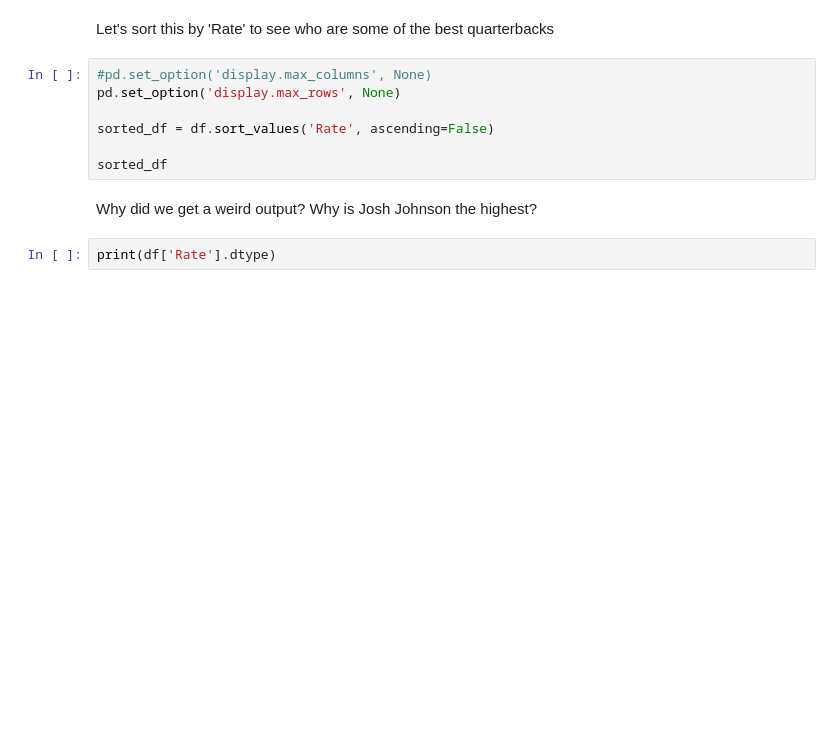
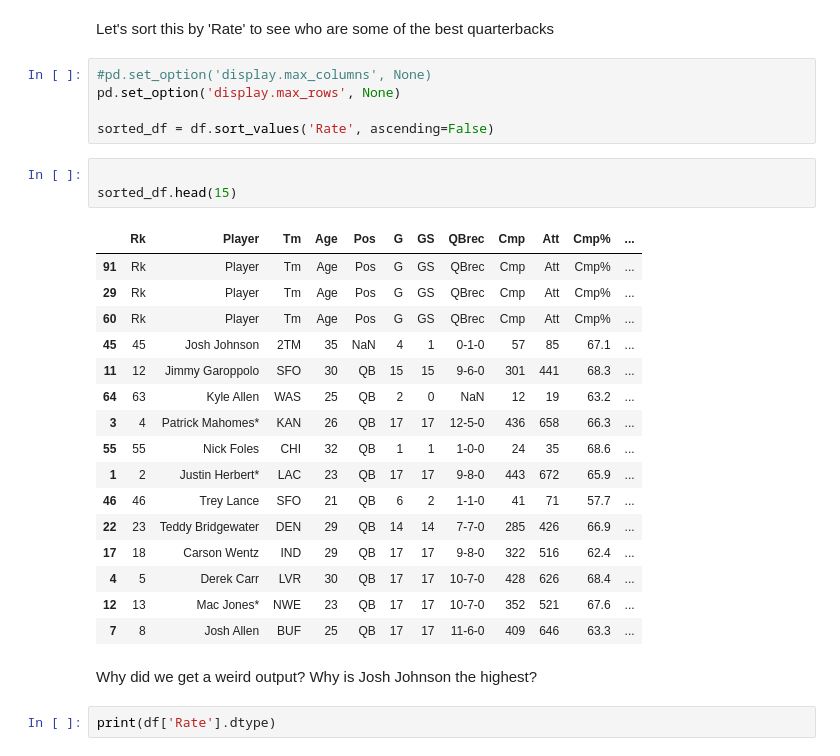
Before and after one commit to scottmaran/helpful_python_notebooks, a Jupyter notebook: Pandas Example.ipynb, the cells around one changed output. Drawn from its saved outputs; the diff is of its cells as text; blank space fills up the shorter version.

```diff
--- a/Pandas Example.ipynb
+++ b/Pandas Example.ipynb
@@ -97,8 +194,26 @@ Let's sort this by 'Rate' to see who are some of the best quarterbacks
 pd.set_option('display.max_rows', None)
 
 sorted_df = df.sort_values('Rate', ascending=False)
-
-sorted_df
+# %%
+
+sorted_df.head(15)
+# %% [output]
+|  | Rk | Player | Tm | Age | Pos | G | GS | QBrec | Cmp | Att | Cmp% | ... |
+| 91 | Rk | Player | Tm | Age | Pos | G | GS | QBrec | Cmp | Att | Cmp% | ... |
+| 29 | Rk | Player | Tm | Age | Pos | G | GS | QBrec | Cmp | Att | Cmp% | ... |
+| 60 | Rk | Player | Tm | Age | Pos | G | GS | QBrec | Cmp | Att | Cmp% | ... |
+| 45 | 45 | Josh Johnson | 2TM | 35 | NaN | 4 | 1 | 0-1-0 | 57 | 85 | 67.1 | ... |
+| 11 | 12 | Jimmy Garoppolo | SFO | 30 | QB | 15 | 15 | 9-6-0 | 301 | 441 | 68.3 | ... |
+| 64 | 63 | Kyle Allen | WAS | 25 | QB | 2 | 0 | NaN | 12 | 19 | 63.2 | ... |
+| 3 | 4 | Patrick Mahomes* | KAN | 26 | QB | 17 | 17 | 12-5-0 | 436 | 658 | 66.3 | ... |
+| 55 | 55 | Nick Foles | CHI | 32 | QB | 1 | 1 | 1-0-0 | 24 | 35 | 68.6 | ... |
+| 1 | 2 | Justin Herbert* | LAC | 23 | QB | 17 | 17 | 9-8-0 | 443 | 672 | 65.9 | ... |
+| 46 | 46 | Trey Lance | SFO | 21 | QB | 6 | 2 | 1-1-0 | 41 | 71 | 57.7 | ... |
+| 22 | 23 | Teddy Bridgewater | DEN | 29 | QB | 14 | 14 | 7-7-0 | 285 | 426 | 66.9 | ... |
+| 17 | 18 | Carson Wentz | IND | 29 | QB | 17 | 17 | 9-8-0 | 322 | 516 | 62.4 | ... |
+| 4 | 5 | Derek Carr | LVR | 30 | QB | 17 | 17 | 10-7-0 | 428 | 626 | 68.4 | ... |
+| 12 | 13 | Mac Jones* | NWE | 23 | QB | 17 | 17 | 10-7-0 | 352 | 521 | 67.6 | ... |
+| 7 | 8 | Josh Allen | BUF | 25 | QB | 17 | 17 | 11-6-0 | 409 | 646 | 63.3 | ... |
 # %% [markdown]
 Why did we get a weird output? Why is Josh Johnson the highest?
 # %%
```
Also changed, not shown: parts of 22 cells of this notebook, 1 other file.
